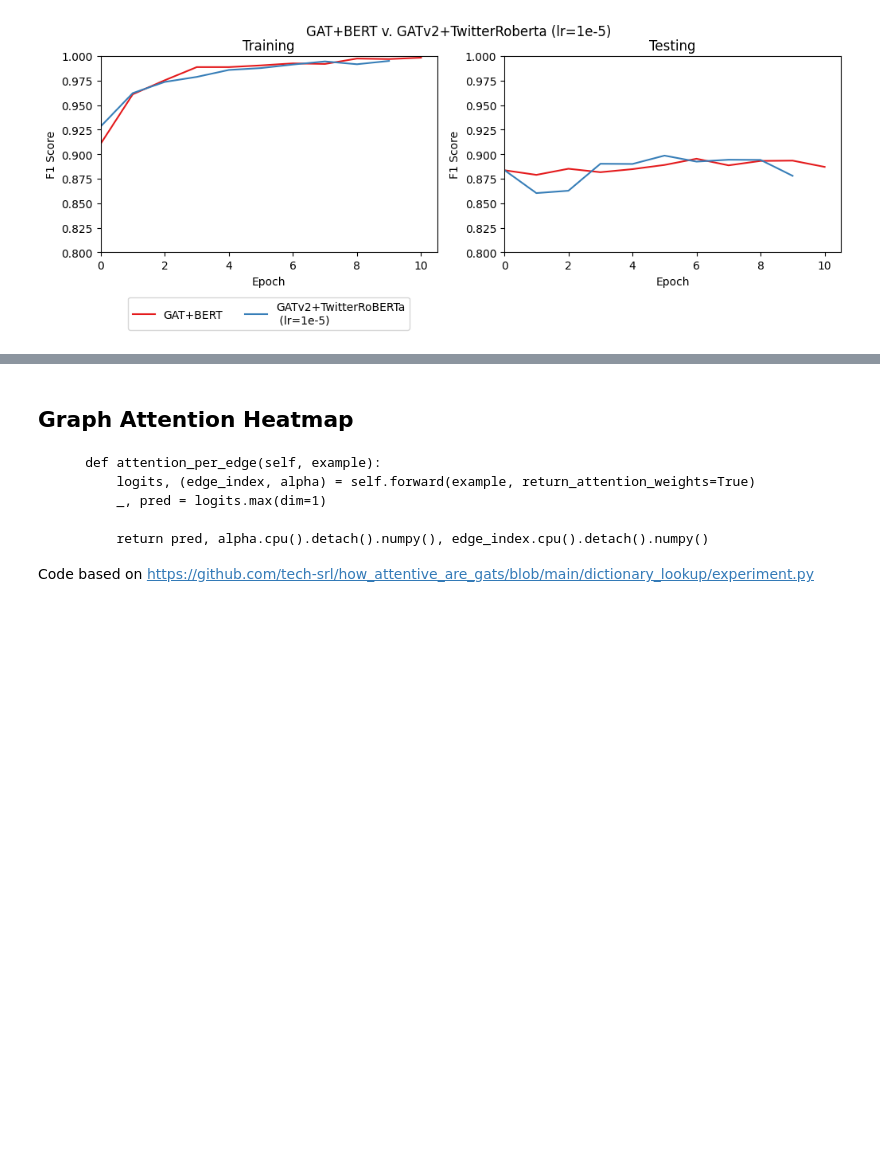
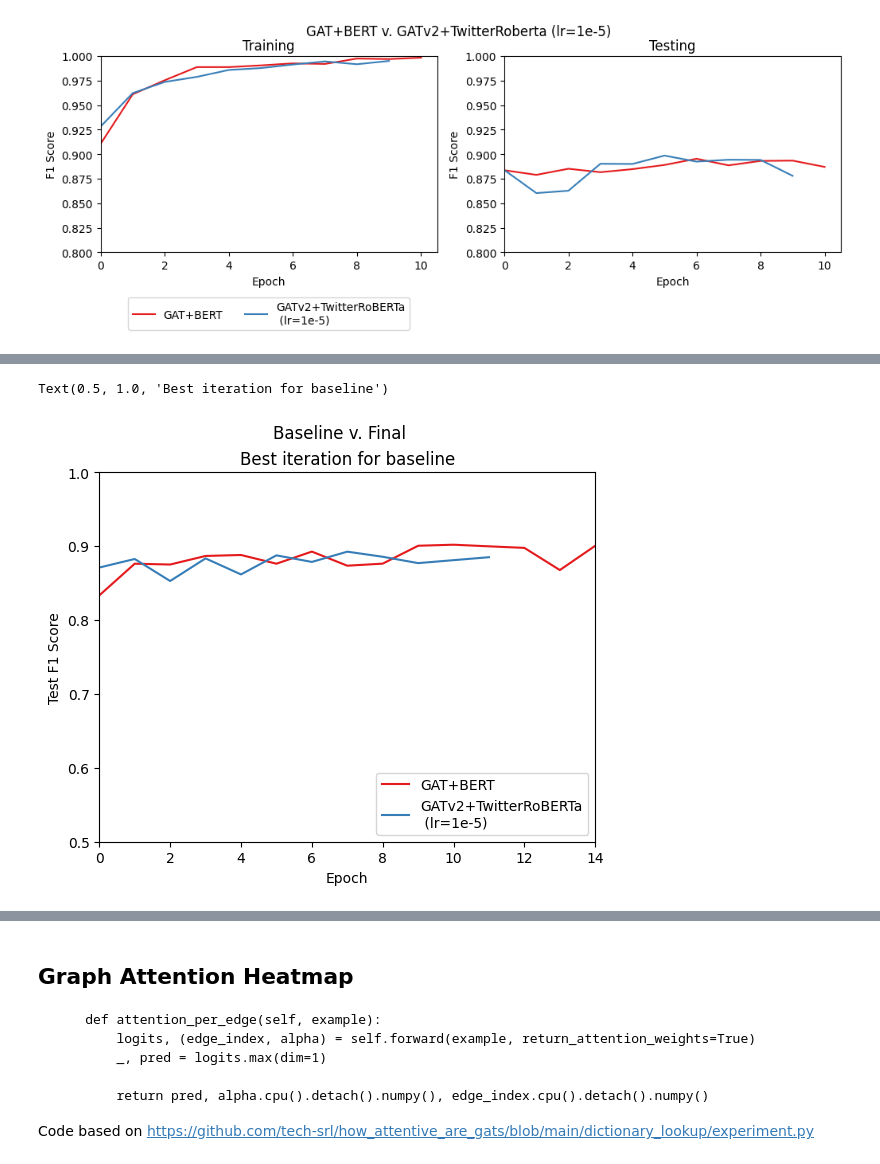
Before and after one commit to guptaviha/GF-OLD, a Jupyter notebook: examples/plots.ipynb, the cells around one changed output, grey strips where cells are left out. Cells and saved outputs as stored; diff of their text form; code cells hidden in the pictures; blank space fills up the shorter version.

```diff
--- a/examples/plots.ipynb
+++ b/examples/plots.ipynb
@@ -379,2 +413,22 @@ Model: GATv2+TwitterRoBERTa
 Text(0, 0.5, 'F1 Score')
 [figure]
+# %%
+fig = plt.figure()
+ax = plt.subplot(111)
+
+best_baseline = data_x10[0][7]
+ax.plot(best_baseline['test_f1'], color=cmap(0),label=f"{baseline['name']}")
+
+best_final = data_x10[1][7]
+ax.plot(best_final['test_f1'], color=cmap(1),label=f"{final_results['name']}")
+
+ax.legend(loc="lower right")
+ax.set_ylim(0.5, 1.0)
+ax.set_xlim(0.0, 14.0)
+ax.set_xlabel('Epoch')
+ax.set_ylabel('Test F1 Score')
+plt.suptitle("Baseline v. Final")
+ax.set_title('Best iteration for baseline')
+# %% [output]
+Text(0.5, 1.0, 'Best iteration for baseline')
+[figure, added]
```
Also changed, not shown: parts of 4 cells of this notebook, 5 other files.
